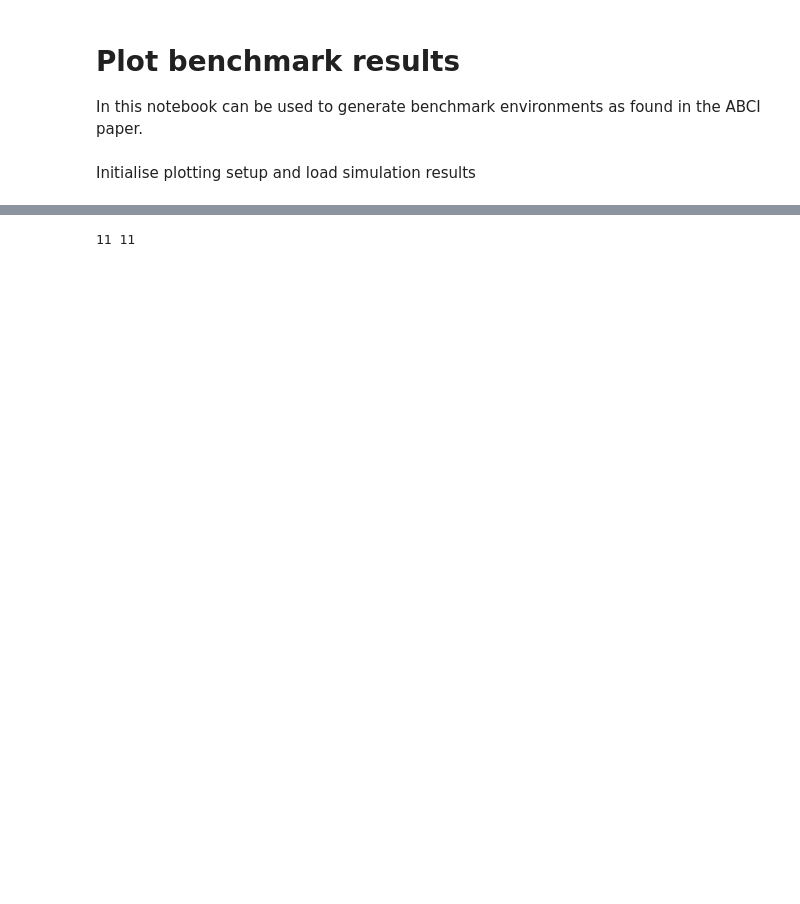
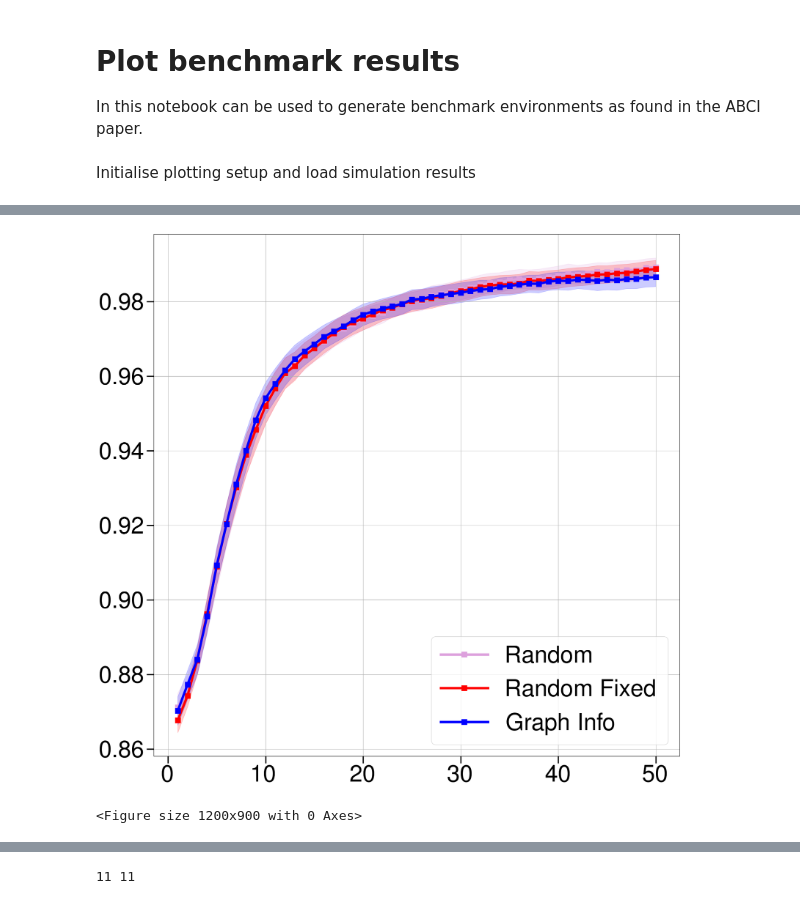
Before and after one commit to erwinpfeiler/abci-arco-gp, a Jupyter notebook: notebooks/plot_benchmark_results.ipynb, the cells around one changed output, grey strips where cells are left out. Drawn from its saved outputs; the diff is of its cells as text; code cells hidden in the pictures; blank space fills up the shorter version.

```diff
--- a/notebooks/plot_benchmark_results.ipynb
+++ b/notebooks/plot_benchmark_results.ipynb
@@ -85,0 +172,33 @@ Initialise plotting setup and load simulation results
+# %%
+stat_names = [
+    #'aaid',
+    #'eshd',
+    #'etpr',
+    #'etnr',
+    'auroc'
+]
+
+fix, axs = plt.subplots(len(stat_names),1, figsize=(20,20*len(stat_names)))
+
+for sim in simulations_test:
+    for stat_idx, stat_name in enumerate(stat_names):
+        if len(stat_names) > 1:
+            ax = axs[stat_idx]
+        else:
+            ax = axs
+        ax.grid(True)
+        sim.plot_simulation_data(ax=ax, stat_name=stat_name)
+
+for stat_idx, stat_name in enumerate(stat_names):
+    if len(stat_names) > 1:
+        ax = axs[stat_idx]
+    else:
+        ax = axs
+    ax.legend()
+
+
+plt.show()
+plt.savefig("../figures/BarabasiAlbert-10_nodes_50_AUROC.png")
+# %% [output]
+[figure, added]
+<Figure size 1200x900 with 0 Axes>
```
Also changed, not shown: parts of 6 cells of this notebook, 4 other files.
